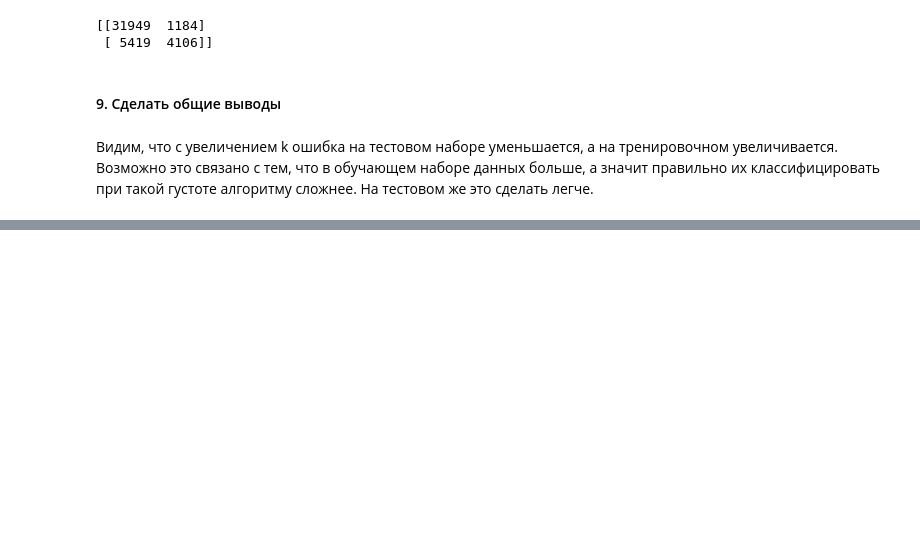
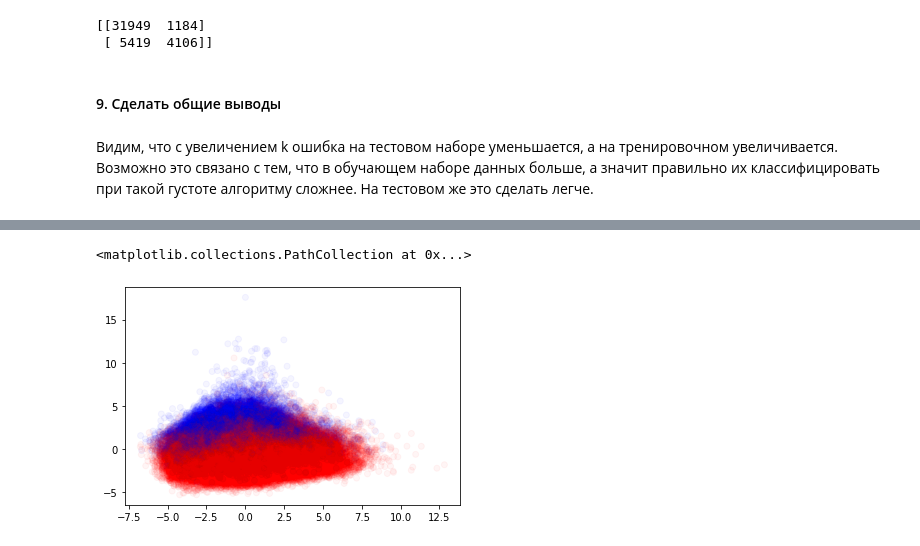
Before and after one commit to Enreyz/ml_2020_autumn, a Jupyter notebook: Homework.ipynb, the cells around one changed output, grey strips where cells are left out. Drawn from its saved outputs; the diff is of its cells as text; code cells hidden in the pictures; blank space fills up the shorter version.

```diff
--- a/Homework.ipynb
+++ b/Homework.ipynb
@@ -604,0 +671,5 @@ print(confusion_matrix(list(y_test), y_test_predict[2]))
+# %%
+# применяем метод РСА
+pca_model_three = PCA(n_components = 3)
+X_pca_three = pca_model_three.fit_transform(X)
+X_pca_three
@@ -604,0 +684,6 @@ print(confusion_matrix(list(y_test), y_test_predict[2]))
+# %%
+# отмечаем полученные точки на графике: синим - завтра будет дождь, красным - нет
+plt.scatter(X_pca_three[:, 0], X_pca_three[:, 1], c = colormap, alpha = 0.04)
+# %% [output]
+<matplotlib.collections.PathCollection at 0x...>
+[figure, added]
```
Also changed, not shown: parts of 38 cells of this notebook, 1 other file.
